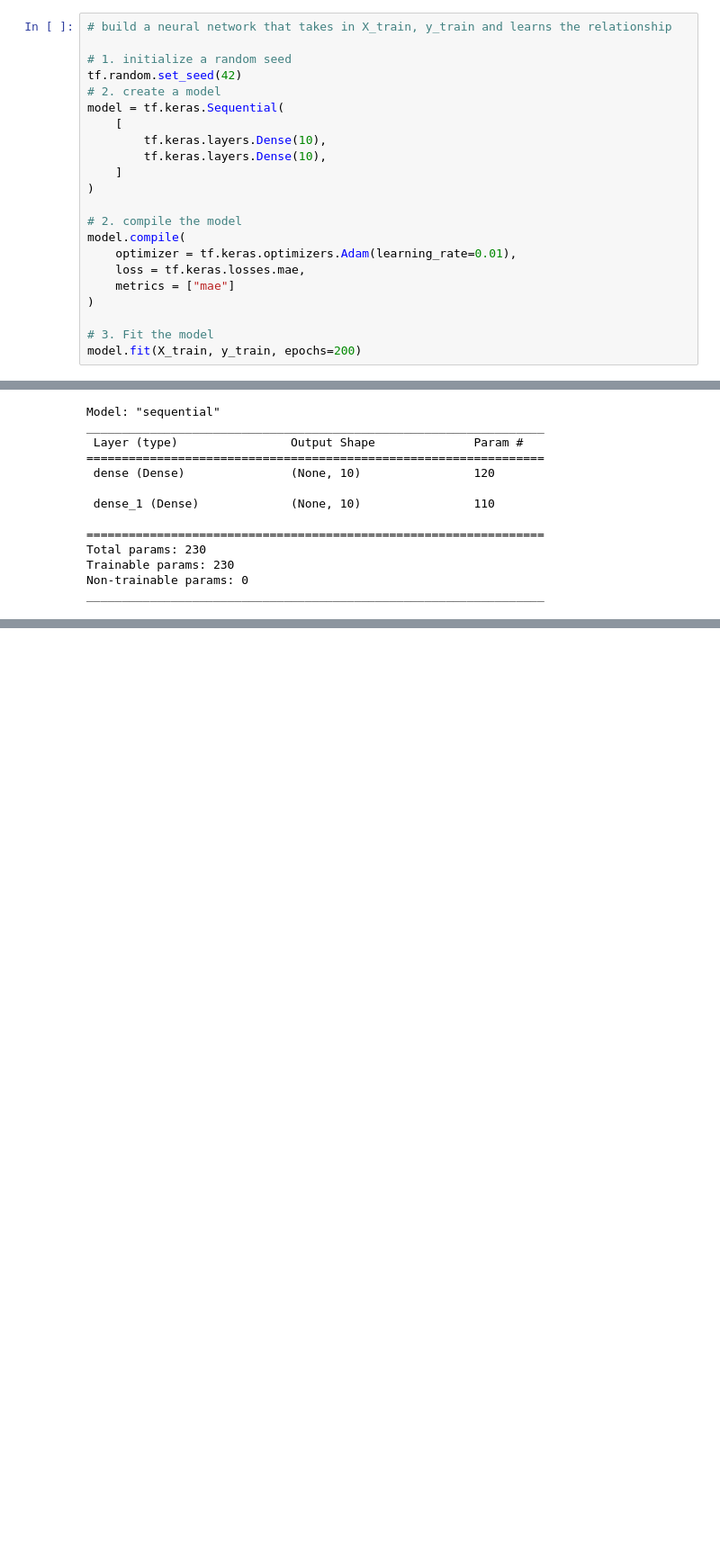
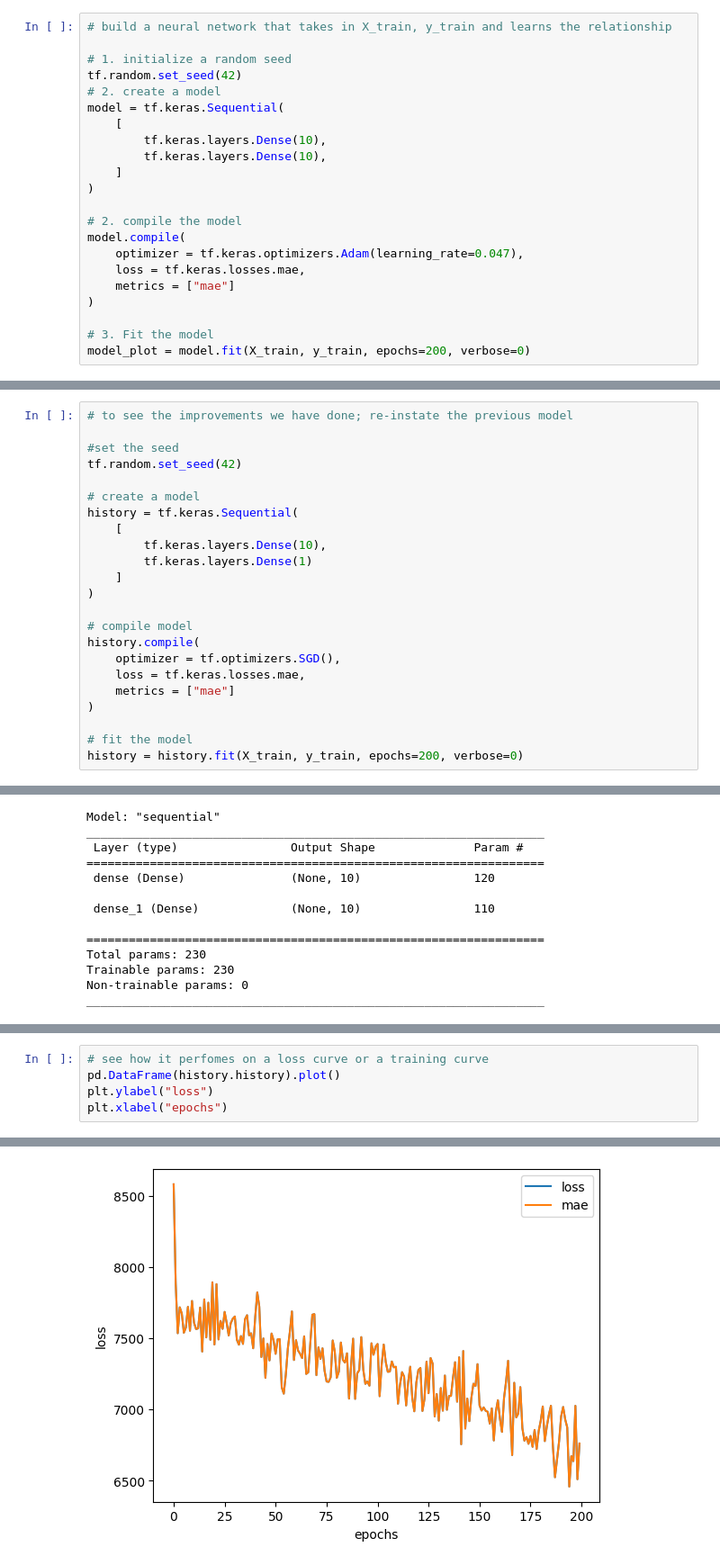
Before and after one commit to machiobrian/Night, a Jupyter notebook: medical_cost.ipynb, the cells around one changed output, grey strips where cells are left out. Shown at 90% size. Cells and saved outputs as stored; diff of their text form; blank space fills up the shorter version.

```diff
--- a/medical_cost.ipynb
+++ b/medical_cost.ipynb
@@ -130,10 +130,10 @@ model = tf.keras.Sequential(
 
 # 2. compile the model
 model.compile(
-    optimizer = tf.keras.optimizers.Adam(learning_rate=0.01),
+    optimizer = tf.keras.optimizers.Adam(learning_rate=0.047),
     loss = tf.keras.losses.mae,
     metrics = ["mae"]
 )
 
 # 3. Fit the model
-model.fit(X_train, y_train, epochs=200)
+model_plot = model.fit(X_train, y_train, epochs=200, verbose=0)
@@ -161,3 +140,26 @@ Epoch 200/200
+# %%
+# to see the improvements we have done; re-instate the previous model
+
+#set the seed
+tf.random.set_seed(42)
+
+# create a model
+history = tf.keras.Sequential(
+    [
+        tf.keras.layers.Dense(10),
+        tf.keras.layers.Dense(1)
+    ]
+)
+
+# compile model
+history.compile(
+    optimizer = tf.optimizers.SGD(),
+    loss = tf.keras.losses.mae,
+    metrics = ["mae"]
+)
+
+# fit the model
+history = history.fit(X_train, y_train, epochs=200, verbose=0)
 # %%
 model.summary()
 # %% [output]
@@ -176,0 +185,6 @@ _________________________________________________________________
+# %%
+# see how it perfomes on a loss curve or a training curve
+pd.DataFrame(history.history).plot()
+plt.ylabel("loss")
+plt.xlabel("epochs")
+# %% [output]
@@ -177,3 +192,4 @@ _________________________________________________________________
+[figure, added]
 # %%
 # check model's perfomance on the test data
 model.evaluate(X_test, y_test)
```
Also changed, not shown: parts of 11 cells of this notebook, 1 other file.
